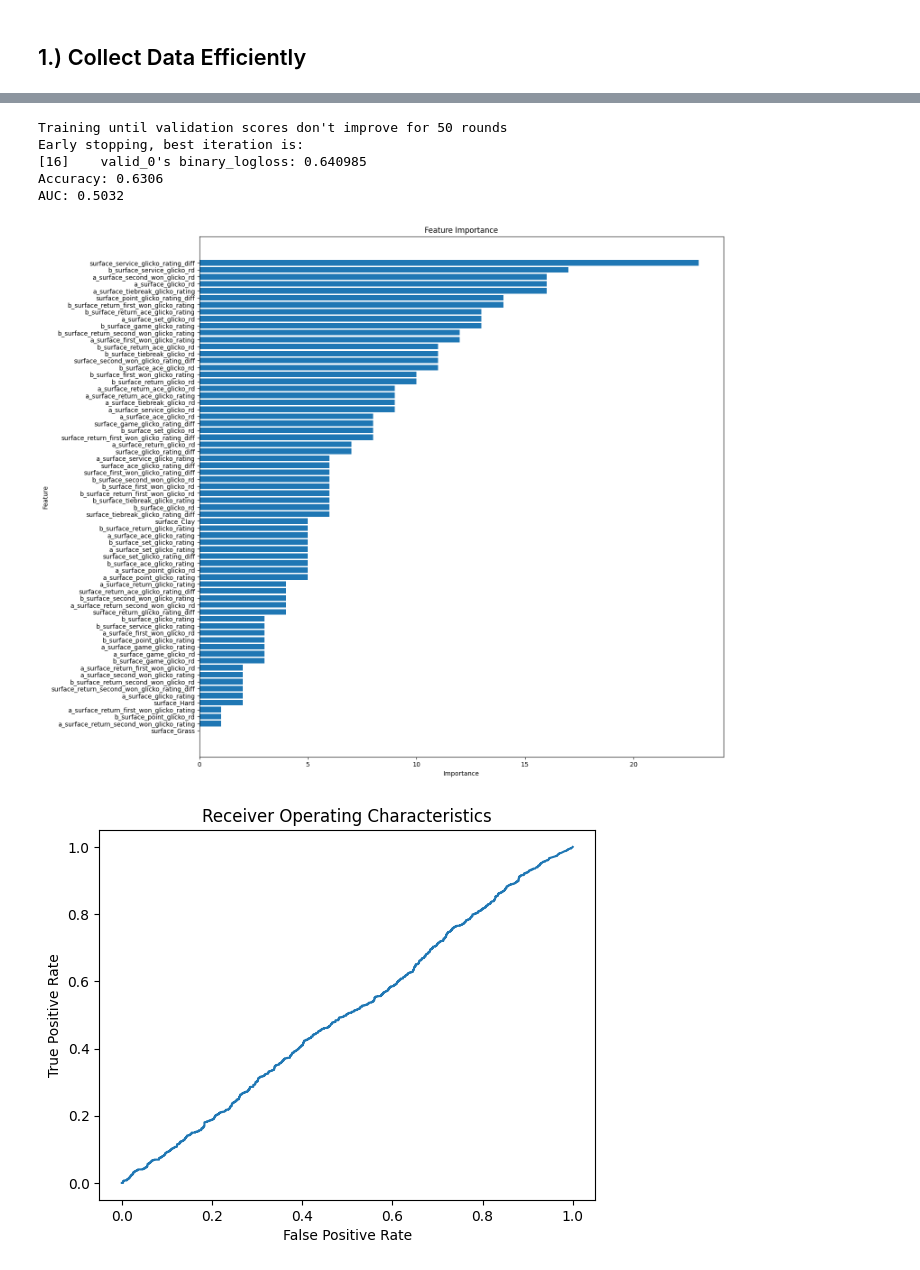
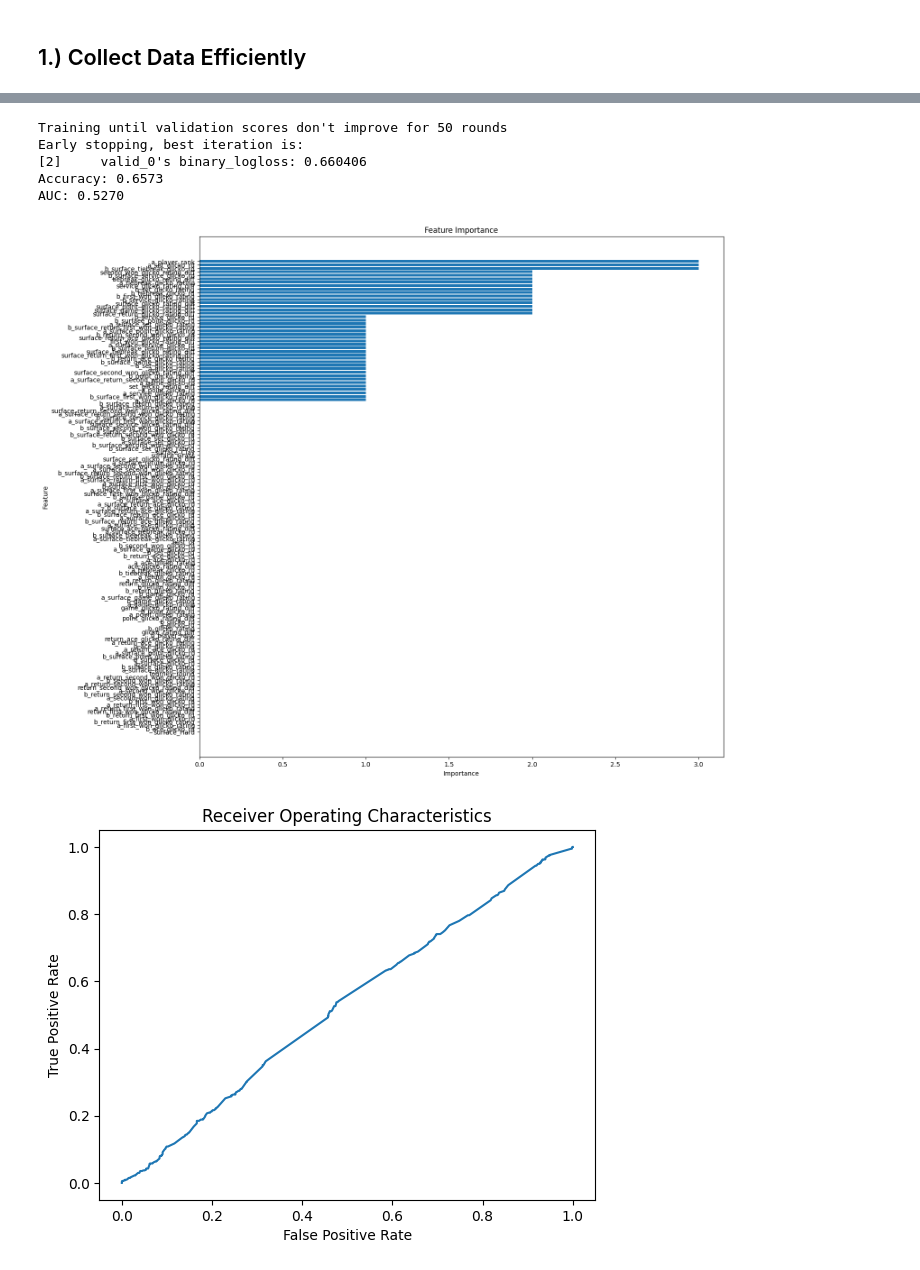
Before and after one commit to dsw225/TennisPredictionModel, a Jupyter notebook: breakpoint/analyzers/tennis_analyzer_lightGBM_sets.ipynb, the cells around one changed output, grey strips where cells are left out. Drawn from its saved outputs; the diff is of its cells as text; code cells hidden in the pictures.

Commit message:
I am so stupid and completely missed surface issue, should help a lot now

```diff
--- a/breakpoint/analyzers/tennis_analyzer_lightGBM_sets.ipynb
+++ b/breakpoint/analyzers/tennis_analyzer_lightGBM_sets.ipynb
@@ -251,7 +251,7 @@ odds_df['index'] = df.index
 df = df.drop(columns=['a_odds', 'b_odds'])
 
 
-df = df[df.columns[df.columns.str.contains('surface') | df.columns.str.contains('sets')]]
+# df = df[df.columns[df.columns.str.contains('surface') | df.columns.str.contains('sets')]]
 # Split the data into features and target
 y = df['sets'].values
 X = df.drop('sets', axis=1).values
@@ -313,38 +313,38 @@ plt.show()
 # Optionally, save the model to a file
 model.save_model('lightgbm_model.txt')
 
 # Predict using LightGBM model
 y_pred = model.predict(X_test)
 
 # Ensure odds are correctly indexed
 odds_test = odds_df.loc[idx_test].values
 
 # Create DataFrame with predictions and actual values
 results_df = pd.DataFrame({
     'Actual': y_test,
     'Predicted': y_pred,
     'A_Odds': odds_test[:, 0],
     'B_Odds': odds_test[:, 1]
 })
 
 # Optionally save to CSV
 results_df.to_csv('predictions_with_odds.csv', index=False)
 
 # Plot ROC curve
 fpr, tpr, thresholds = roc_curve(y_test, y_pred)
 plt.plot(fpr, tpr)
 plt.title("Receiver Operating Characteristics")
 plt.xlabel("False Positive Rate")
 plt.ylabel("True Positive Rate")
 plt.show()
 # %% [output]
 Training until validation scores don't improve for 50 rounds
 Early stopping, best iteration is:
-[16]    valid_0's binary_logloss: 0.640985
-Accuracy: 0.6306
-AUC: 0.5032
+[2]     valid_0's binary_logloss: 0.660406
+Accuracy: 0.6573
+AUC: 0.5270
-[figure, old version]
+[figure, new version]
-[figure, old version]
+[figure, new version]
 # %%
 # Display the DataFrame
 # results_df.head()
```
Also changed, not shown: parts of 4 cells of this notebook, 6 other files.
